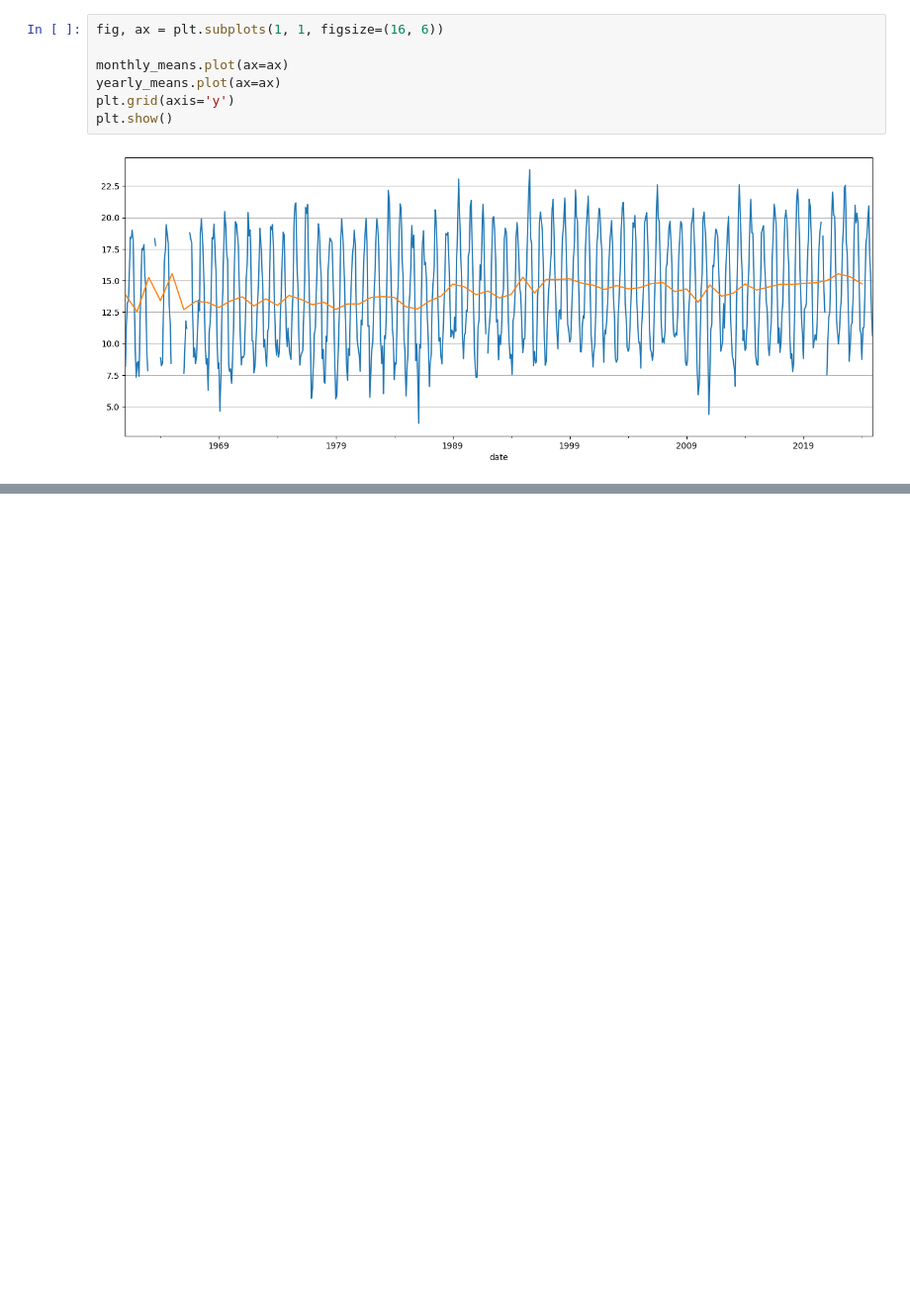
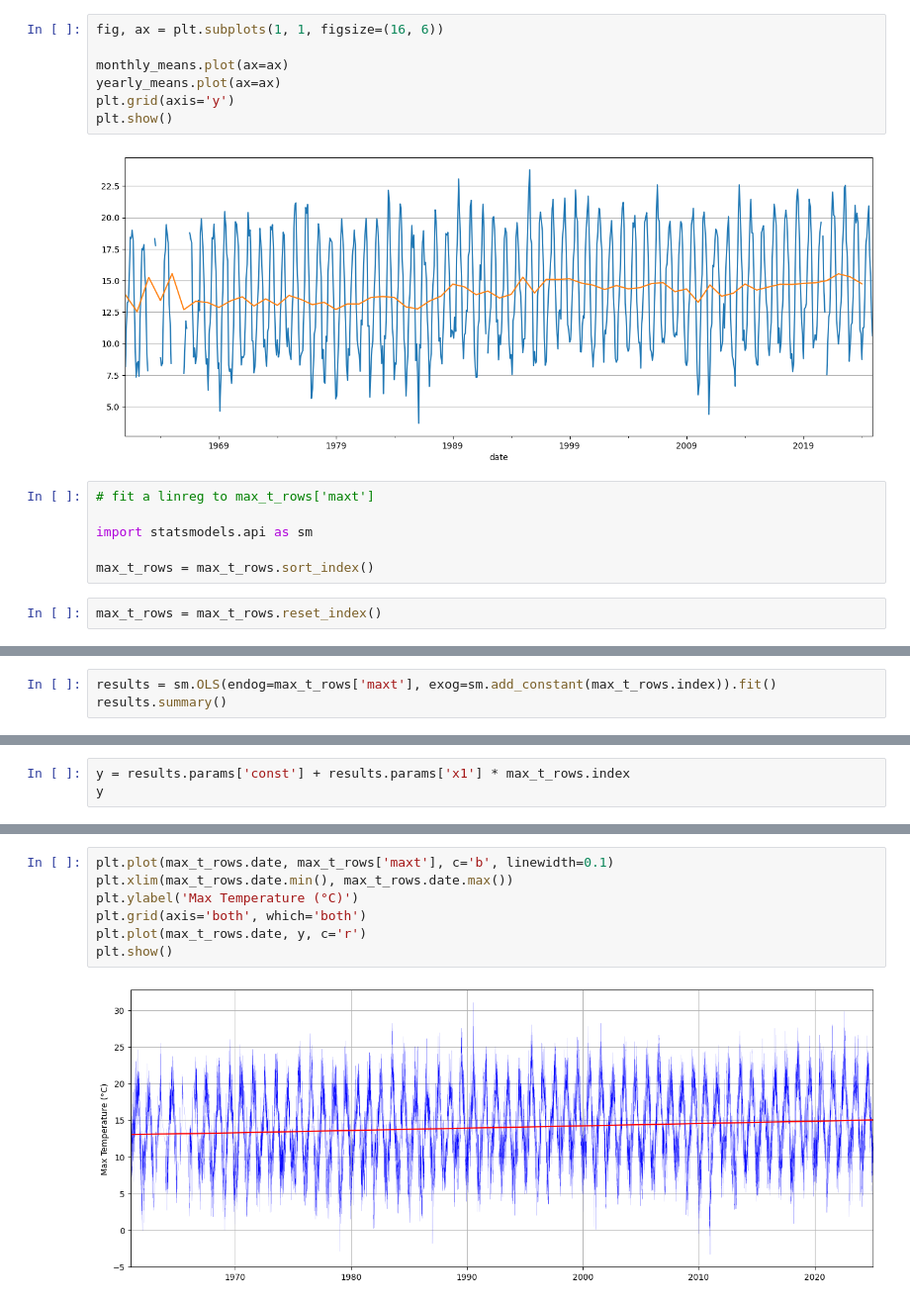
Before and after one commit to anthonynolan/climate, a Jupyter notebook: first.ipynb, the cells around one changed output, grey strips where cells are left out. Shown at 99% size. Drawn from its saved outputs; the diff is of its cells as text; blank space fills up the shorter version.

Commit message:
simple linreg on maxt

```diff
--- a/first.ipynb
+++ b/first.ipynb
@@ -69,3 +74,11 @@ plt.grid(axis='y')
 plt.show()
 # %% [output]
 [figure]
+# %%
+# fit a linreg to max_t_rows['maxt']
+
+import statsmodels.api as sm
+
+max_t_rows = max_t_rows.sort_index()
+# %%
+max_t_rows = max_t_rows.reset_index()
@@ -71,0 +101,3 @@ plt.show()
+# %%
+results = sm.OLS(endog=max_t_rows['maxt'], exog=sm.add_constant(max_t_rows.index)).fit()
+results.summary()
@@ -71,0 +132,3 @@ plt.show()
+# %%
+y = results.params['const'] + results.params['x1'] * max_t_rows.index
+y
@@ -71,0 +146,9 @@ plt.show()
+# %%
+plt.plot(max_t_rows.date, max_t_rows['maxt'], c='b', linewidth=0.1)
+plt.xlim(max_t_rows.date.min(), max_t_rows.date.max())
+plt.ylabel('Max Temperature (°C)')
+plt.grid(axis='both', which='both')
+plt.plot(max_t_rows.date, y, c='r')
+plt.show()
+# %% [output]
+[figure, added]
```
Also changed, not shown: parts of 7 cells of this notebook.
